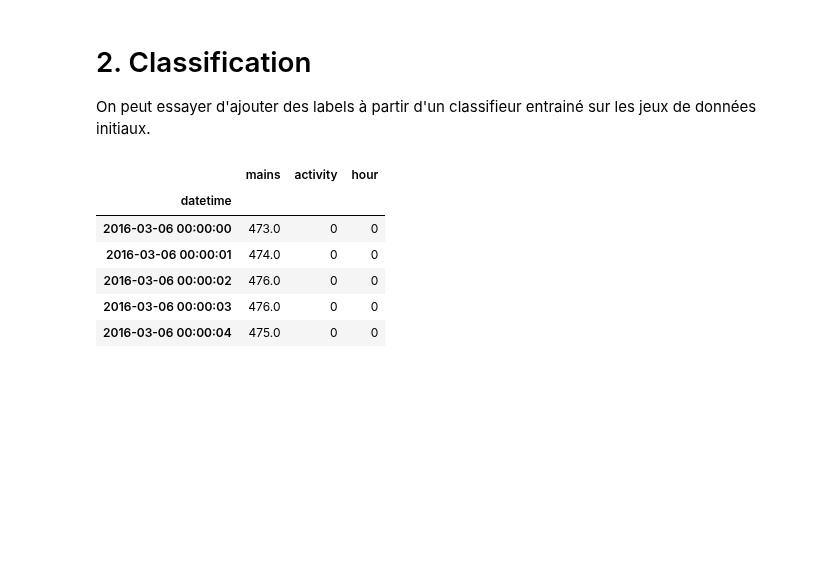
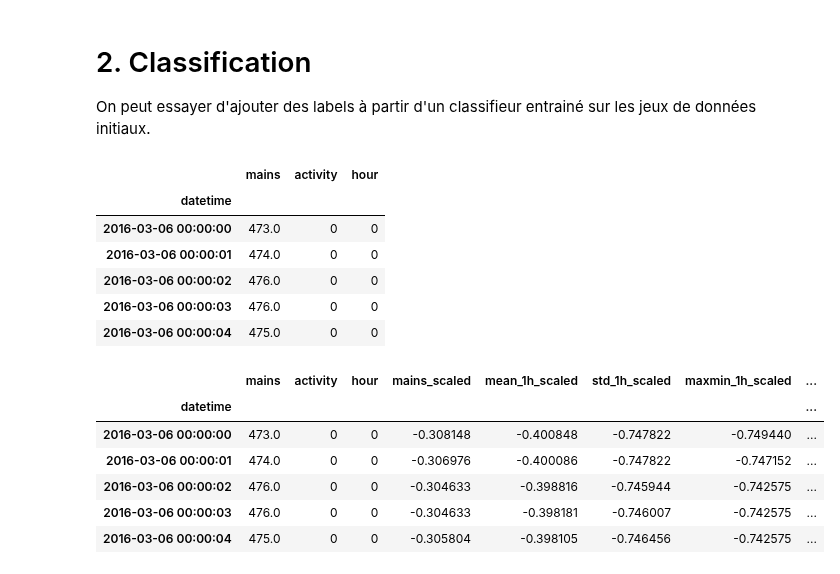
Before and after one commit to hugo-mi/Activity_Detection_From_Electrical_Consumption_Load_Curves, a Jupyter notebook: Exploratory Data Analysis/data_exploration_household_GH.ipynb, the cells around one changed output. Drawn from its saved outputs; the diff is of its cells as text; code cells hidden in the pictures; blank space fills up the shorter version.

```diff
--- a/Exploratory Data Analysis/data_exploration_household_GH.ipynb
+++ b/Exploratory Data Analysis/data_exploration_household_GH.ipynb
@@ -100,16 +100,10 @@ Un grand problème avec ce jeu de données est lié au fait que la majorité de
 On peut essayer d'ajouter des labels à partir d'un classifieur entrainé sur les jeux de données initiaux.
 # %%
 # we load house 1
-house1_power_blk2 = pd.read_csv('data/house1_power_blk2_labels.zip', index_col='datetime').interpolate('linear')
-house1_power_blk2.index = pd.to_datetime(house1_power_blk2.index)
-house1_power_blk2 = house1_power_blk2.asfreq('s')
-house1_power_blk2['hour'] = house1_power_blk2.index.hour
+house1_power_blk2 = mod.load_dataset('data/house1_power_blk2_labels.zip')
 
 # we load house 2
-house2_power_blk1 = pd.read_csv('data/house2_power_blk1_labels.zip', index_col='datetime').interpolate('linear')
-house2_power_blk1.index = pd.to_datetime(house2_power_blk1.index)
-house2_power_blk1 = house2_power_blk1.asfreq('s')
-house2_power_blk1['hour'] = house2_power_blk1.index.hour
+house2_power_blk1 = mod.load_dataset('data/house2_power_blk1_labels.zip')
 
 # we combine both houses
 dataset1 = house1_power_blk2.append(house2_power_blk1)
@@ -122,16 +116,15 @@ dataset1.head()
 | 2016-03-06 00:00:02 | 476.0 | 0 | 0 |
 | 2016-03-06 00:00:03 | 476.0 | 0 | 0 |
 | 2016-03-06 00:00:04 | 475.0 | 0 | 0 |
-# %%
-window = '1h'
-
-scaler = StandardScaler()
-
-# we prepare our features on the train dataset
-dataset1['mains_scaled'] = scaler.fit_transform(dataset1['mains'].values.reshape(-1,1))
-dataset1['mean_'+window+'_scaled'] = scaler.fit_transform(dataset1['mains'].rolling(window).mean().values.reshape(-1,1))
-dataset1['std_'+window+'_scaled'] = scaler.fit_transform(dataset1['mains'].rolling(window).std().values.reshape(-1,1))
-dataset1['maxmin_'+window+'_scaled'] = scaler.transform(dataset1['mains'].rolling(window).max().values.reshape(-1,1) - dataset1['mains'].rolling(window).min().values.reshape(-1,1))
-dataset1['hour_scaled'] = scaler.fit_transform(dataset1['hour'].values.reshape(-1,1))
-dataset1 = dataset1.fillna(method='bfill')
+# %%
+dataset1, features_col = mod.generate_scaled_features(dataset1)
+dataset1.head()
+# %% [output]
+|  | mains | activity | hour | mains_scaled | mean_1h_scaled | std_1h_scaled | maxmin_1h_scaled | ... |
+| datetime |  |  |  |  |  |  |  | ... |
+| 2016-03-06 00:00:00 | 473.0 | 0 | 0 | -0.308148 | -0.400848 | -0.747822 | -0.749440 | ... |
+| 2016-03-06 00:00:01 | 474.0 | 0 | 0 | -0.306976 | -0.400086 | -0.747822 | -0.747152 | ... |
+| 2016-03-06 00:00:02 | 476.0 | 0 | 0 | -0.304633 | -0.398816 | -0.745944 | -0.742575 | ... |
+| 2016-03-06 00:00:03 | 476.0 | 0 | 0 | -0.304633 | -0.398181 | -0.746007 | -0.742575 | ... |
+| 2016-03-06 00:00:04 | 475.0 | 0 | 0 | -0.305804 | -0.398105 | -0.746456 | -0.742575 | ... |
 # %%
```
Also changed, not shown: parts of 6 cells of this notebook, 1 other file.
